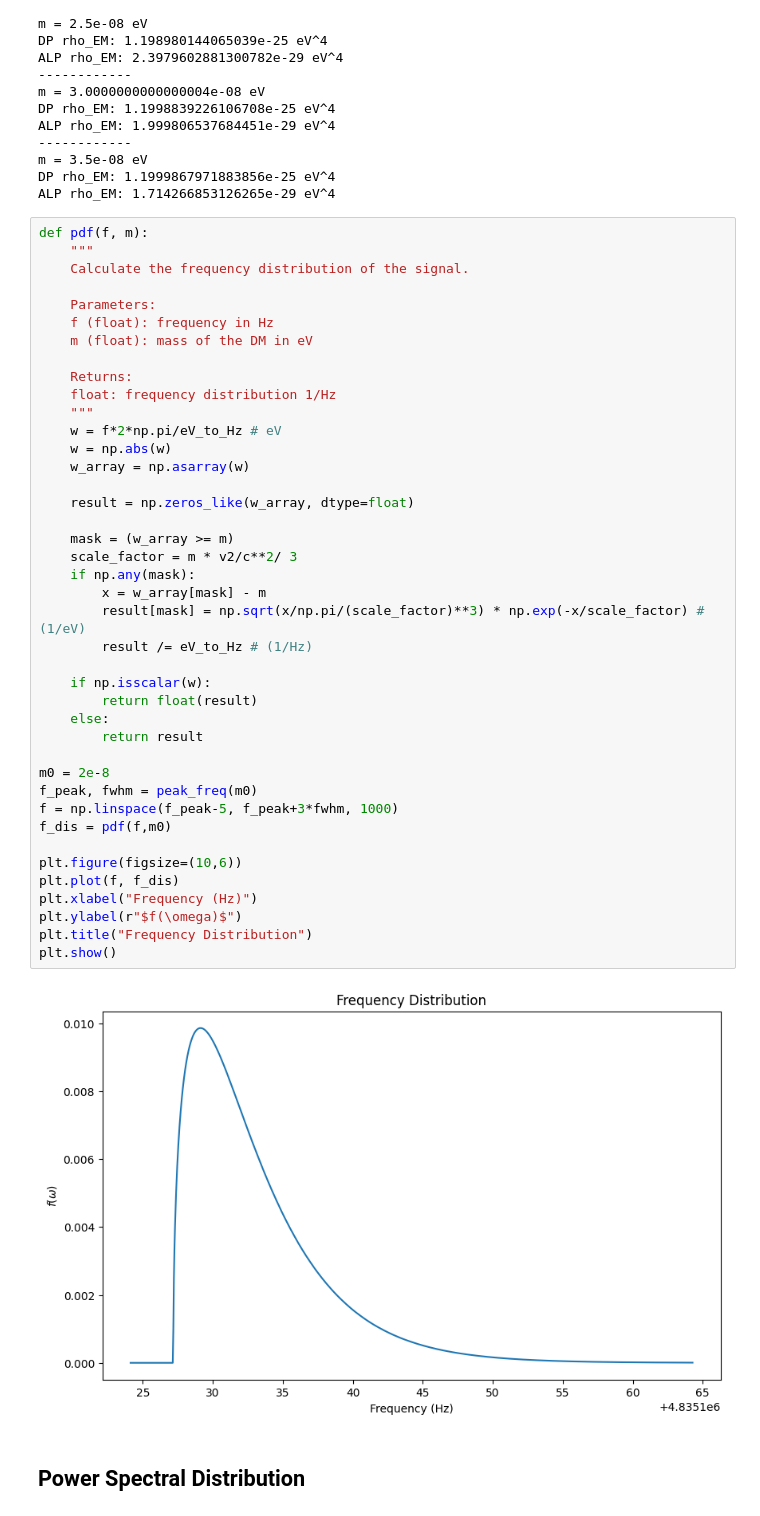
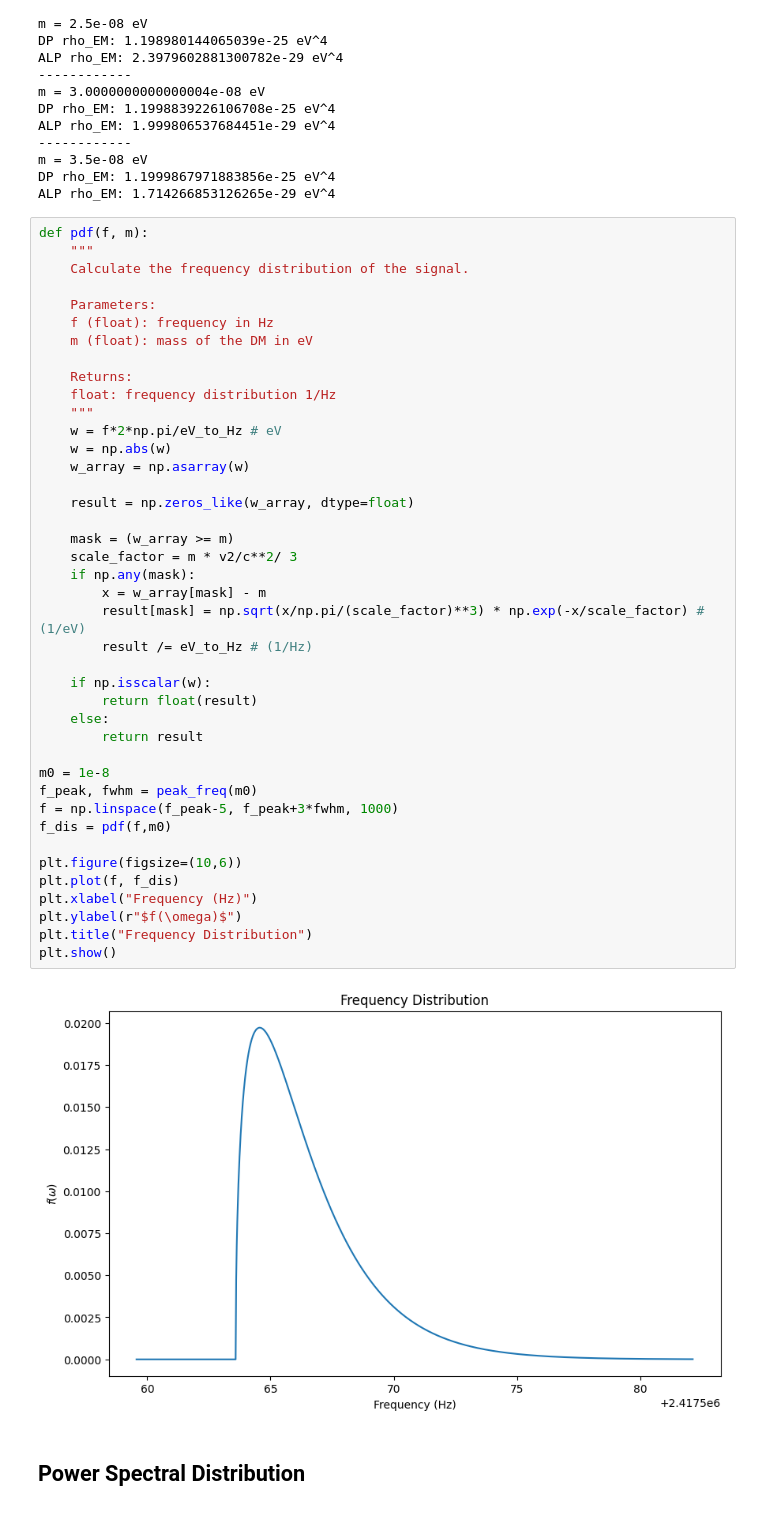
Before and after one commit to PhilJ0ly/ALBATROS_axion_search, a Jupyter notebook: Jupyter/axion_signal.ipynb, the cells around one changed output. Cells and saved outputs as stored; diff of their text form.

Commit message:
added axion signal graphs

```diff
--- a/Jupyter/axion_signal.ipynb
+++ b/Jupyter/axion_signal.ipynb
@@ -168,34 +168,34 @@ def pdf(f, m):
     """
     w = f*2*np.pi/eV_to_Hz # eV
     w = np.abs(w)
     w_array = np.asarray(w)
 
     result = np.zeros_like(w_array, dtype=float)
 
     mask = (w_array >= m)
     scale_factor = m * v2/c**2/ 3
     if np.any(mask):
         x = w_array[mask] - m
         result[mask] = np.sqrt(x/np.pi/(scale_factor)**3) * np.exp(-x/scale_factor) # (1/eV)
         result /= eV_to_Hz # (1/Hz)
 
     if np.isscalar(w):
         return float(result)
     else:
         return result
 
-m0 = 2e-8
+m0 = 1e-8
 f_peak, fwhm = peak_freq(m0)
 f = np.linspace(f_peak-5, f_peak+3*fwhm, 1000)
 f_dis = pdf(f,m0)
 
 plt.figure(figsize=(10,6))
 plt.plot(f, f_dis)
 plt.xlabel("Frequency (Hz)")
 plt.ylabel(r"$f(\omega)$")
 plt.title("Frequency Distribution")
 plt.show()
 # %% [output]
-[figure, old version]
+[figure, new version]
 # %% [markdown]
 ## Power Spectral Distribution
```
Also changed, not shown: parts of 5 cells of this notebook, 1 other file.
